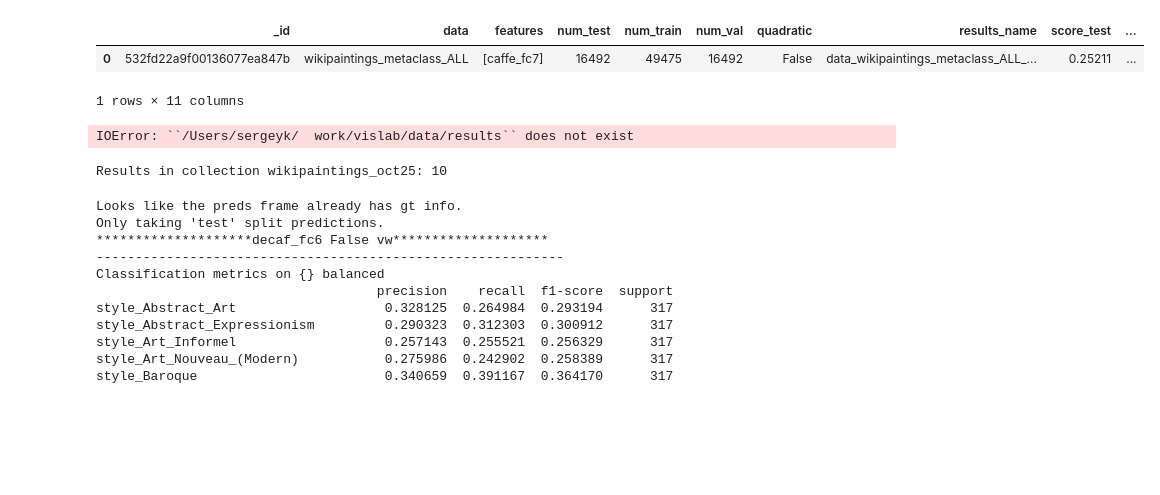
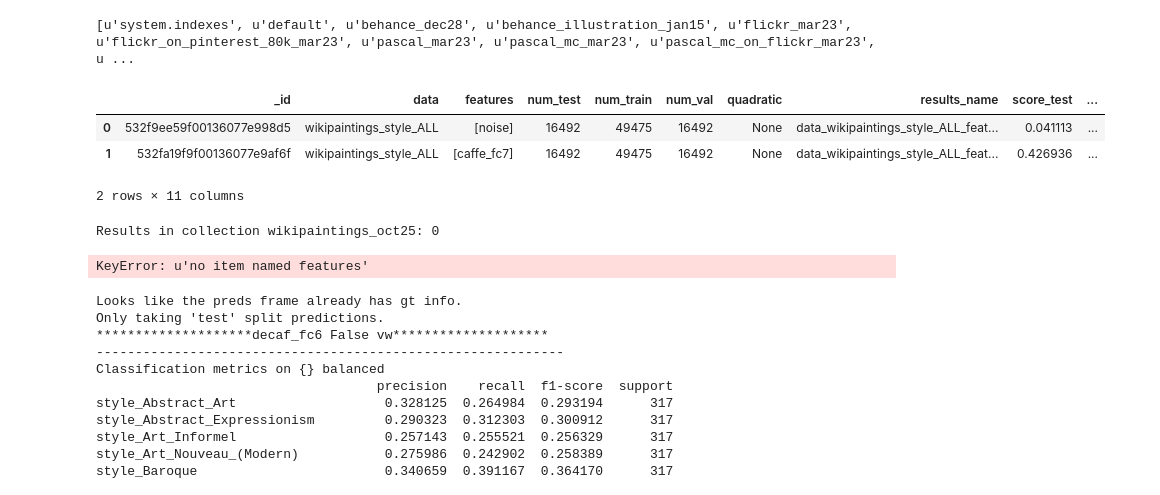
Before and after one commit to sergeyk/vislab, a Jupyter notebook: image_style_experiments/wikipaintings results.ipynb, the cells around one changed output. Cells and saved outputs as stored; diff of their text form; code cells hidden in the pictures; blank space fills up the shorter version.

```diff
--- a/image_style_experiments/wikipaintings results.ipynb
+++ b/image_style_experiments/wikipaintings results.ipynb
@@ -15,23 +12,26 @@ The autoreload extension is already loaded. To reload it, use:
 # %%
 label_df = vislab.datasets.wikipaintings.get_style_df()
 # %%
-c = vislab.util.get_mongodb_client()['predict']['pascal_mc_on_wikipaintings_mar23']
+print vislab.util.get_mongodb_client()['predict'].collection_names()
+c = vislab.util.get_mongodb_client()['predict']['wikipaintings_mar23']
 # if c.find({'features': 'noise'}).count() > 0:
 #     c.remove({'features': 'noise'})
 pd.DataFrame([x for x in c.find()])
 # %% [output]
+[u'system.indexes', u'default', u'behance_dec28', u'behance_illustration_jan15', u'flickr_mar23', u'flickr_on_pinterest_80k_mar23', u'pascal_mar23', u'pascal_mc_mar23', u'pascal_mc_on_flickr_mar23', u ...
 |  | _id | data | features | num_test | num_train | num_val | quadratic | results_name | score_test | ... |
-| 0 | 532fd22a9f00136077ea847b | wikipaintings_metaclass_ALL | [caffe_fc7] | 16492 | 49475 | 16492 | False | data_wikipaintings_metaclass_ALL_... | 0.25211 | ... |
+| 0 | 532f9ee59f00136077e998d5 | wikipaintings_style_ALL | [noise] | 16492 | 49475 | 16492 | None | data_wikipaintings_style_ALL_feat... | 0.041113 | ... |
+| 1 | 532fa19f9f00136077e9af6f | wikipaintings_style_ALL | [caffe_fc7] | 16492 | 49475 | 16492 | None | data_wikipaintings_style_ALL_feat... | 0.426936 | ... |
-1 rows × 11 columns
+2 rows × 11 columns
 # %%
-results_df, preds_panel = aphrodite.results.load_pred_results(
+results_df, preds_panel = vislab._results.load_pred_results(
     'wikipaintings_oct25', '/Users/sergeyk/work/aphrodite/data/results2/',
-    multiclass=True, force=True)
+    multiclass=True, force=False)
 pred_prefix = 'pred'
 print preds_panel.minor_axis
 # %% [output]
-IOError: ``/Users/sergeyk/  work/vislab/data/results`` does not exist
+Results in collection wikipaintings_oct25: 0
-Results in collection wikipaintings_oct25: 10
+KeyError: u'no item named features'
 # %%
 feat_to_evaluate = [
     u'decaf_fc6 False vw',
```
Also changed, not shown: parts of 1 cell of this notebook, 4 other files.
